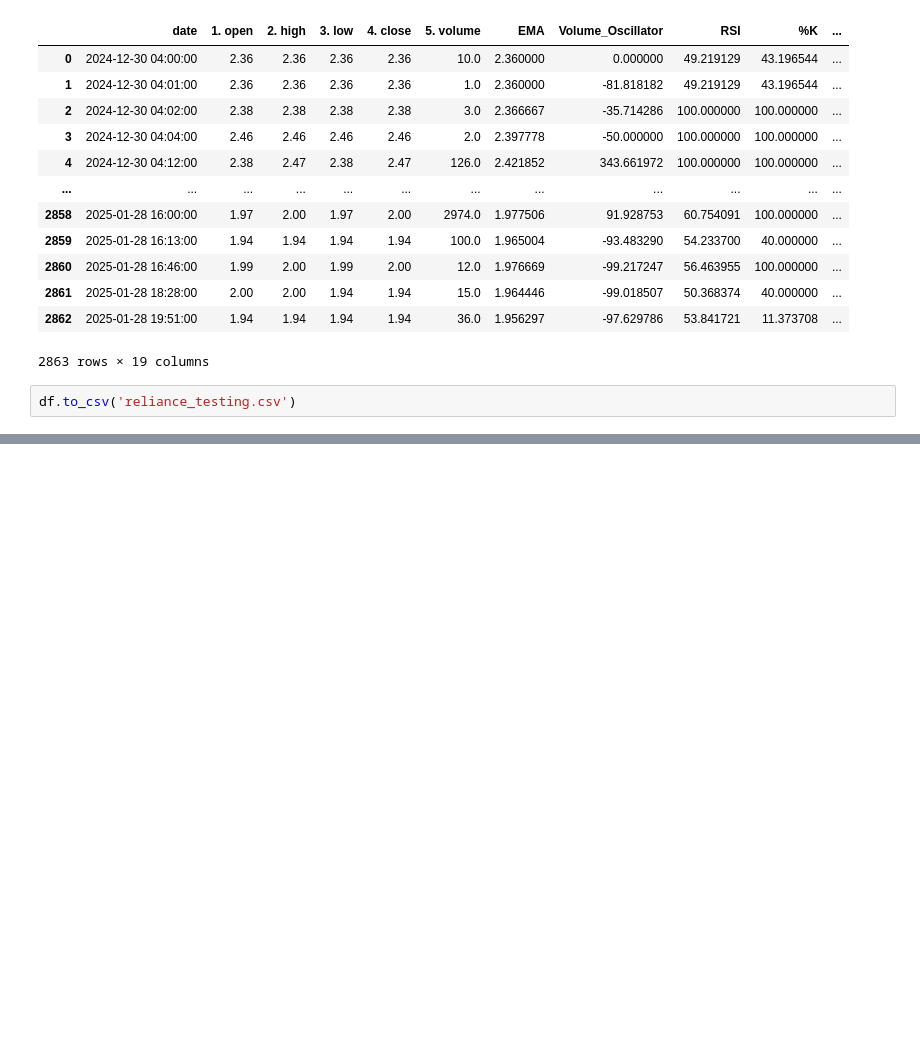
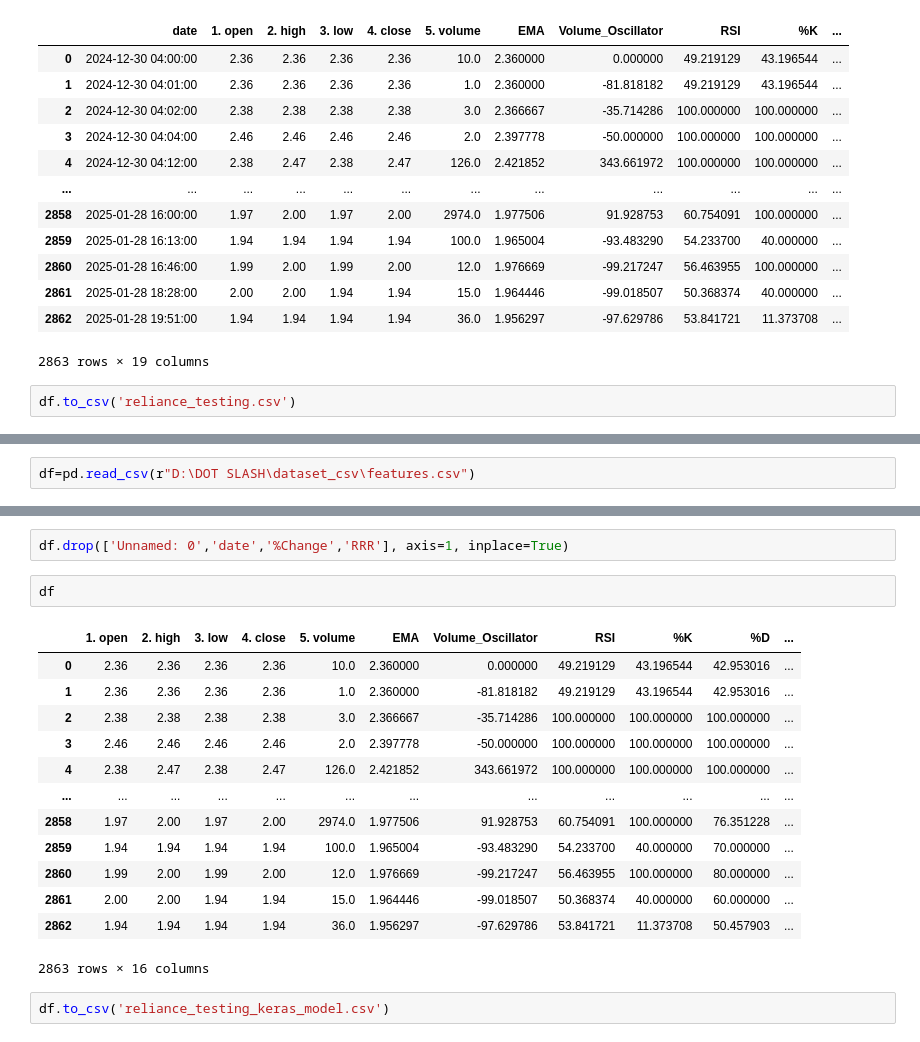
Before and after one commit to KULTHEOM/DOT-SLASH-, a Jupyter notebook: testing.ipynb, the cells around one changed output, grey strips where cells are left out. Saved outputs shown, nothing was run; the diff lists cells and outputs as text; blank space fills up the shorter version.

```diff
--- a/testing.ipynb
+++ b/testing.ipynb
@@ -80,0 +83,2 @@ df.to_csv('reliance_testing.csv')
+# %%
+df=pd.read_csv(r"D:\DOT SLASH\dataset_csv\features.csv")
@@ -80,0 +101,20 @@ df.to_csv('reliance_testing.csv')
+# %%
+df.drop(['Unnamed: 0','date','%Change','RRR'], axis=1, inplace=True)
+# %%
+df
+# %% [output]
+|  | 1. open | 2. high | 3. low | 4. close | 5. volume | EMA | Volume_Oscillator | RSI | %K | %D | ... |
+| 0 | 2.36 | 2.36 | 2.36 | 2.36 | 10.0 | 2.360000 | 0.000000 | 49.219129 | 43.196544 | 42.953016 | ... |
+| 1 | 2.36 | 2.36 | 2.36 | 2.36 | 1.0 | 2.360000 | -81.818182 | 49.219129 | 43.196544 | 42.953016 | ... |
+| 2 | 2.38 | 2.38 | 2.38 | 2.38 | 3.0 | 2.366667 | -35.714286 | 100.000000 | 100.000000 | 100.000000 | ... |
+| 3 | 2.46 | 2.46 | 2.46 | 2.46 | 2.0 | 2.397778 | -50.000000 | 100.000000 | 100.000000 | 100.000000 | ... |
+| 4 | 2.38 | 2.47 | 2.38 | 2.47 | 126.0 | 2.421852 | 343.661972 | 100.000000 | 100.000000 | 100.000000 | ... |
+| ... | ... | ... | ... | ... | ... | ... | ... | ... | ... | ... | ... |
+| 2858 | 1.97 | 2.00 | 1.97 | 2.00 | 2974.0 | 1.977506 | 91.928753 | 60.754091 | 100.000000 | 76.351228 | ... |
+| 2859 | 1.94 | 1.94 | 1.94 | 1.94 | 100.0 | 1.965004 | -93.483290 | 54.233700 | 40.000000 | 70.000000 | ... |
+| 2860 | 1.99 | 2.00 | 1.99 | 2.00 | 12.0 | 1.976669 | -99.217247 | 56.463955 | 100.000000 | 80.000000 | ... |
+| 2861 | 2.00 | 2.00 | 1.94 | 1.94 | 15.0 | 1.964446 | -99.018507 | 50.368374 | 40.000000 | 60.000000 | ... |
+| 2862 | 1.94 | 1.94 | 1.94 | 1.94 | 36.0 | 1.956297 | -97.629786 | 53.841721 | 11.373708 | 50.457903 | ... |
+2863 rows × 16 columns
+# %%
+df.to_csv('reliance_testing_keras_model.csv')
```
Also changed, not shown: parts of 2 cells of this notebook, 5 other files.
